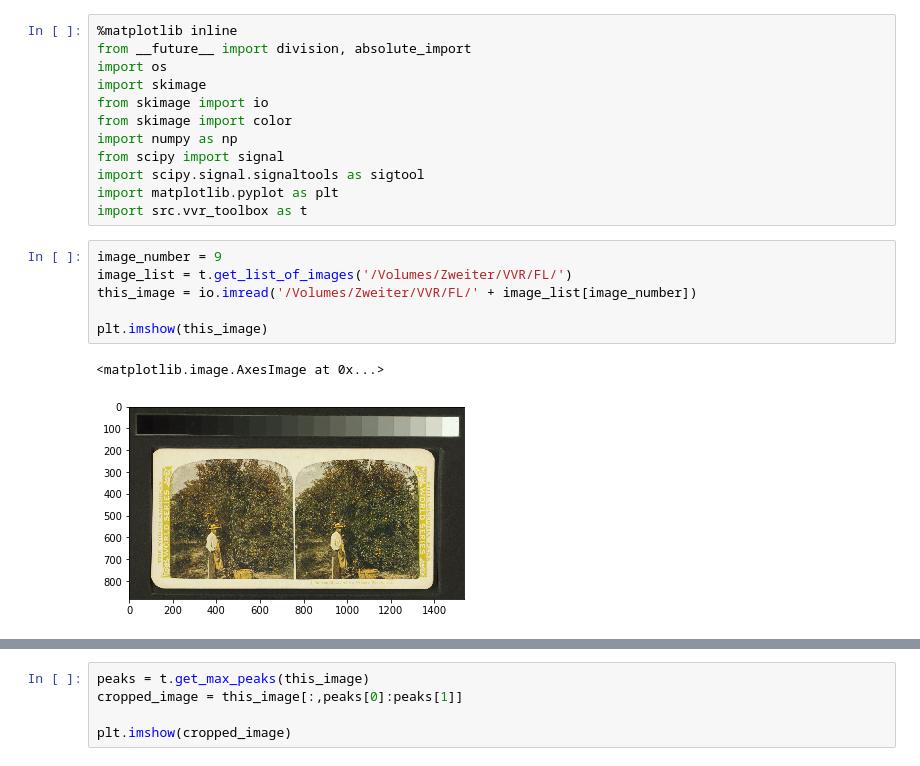
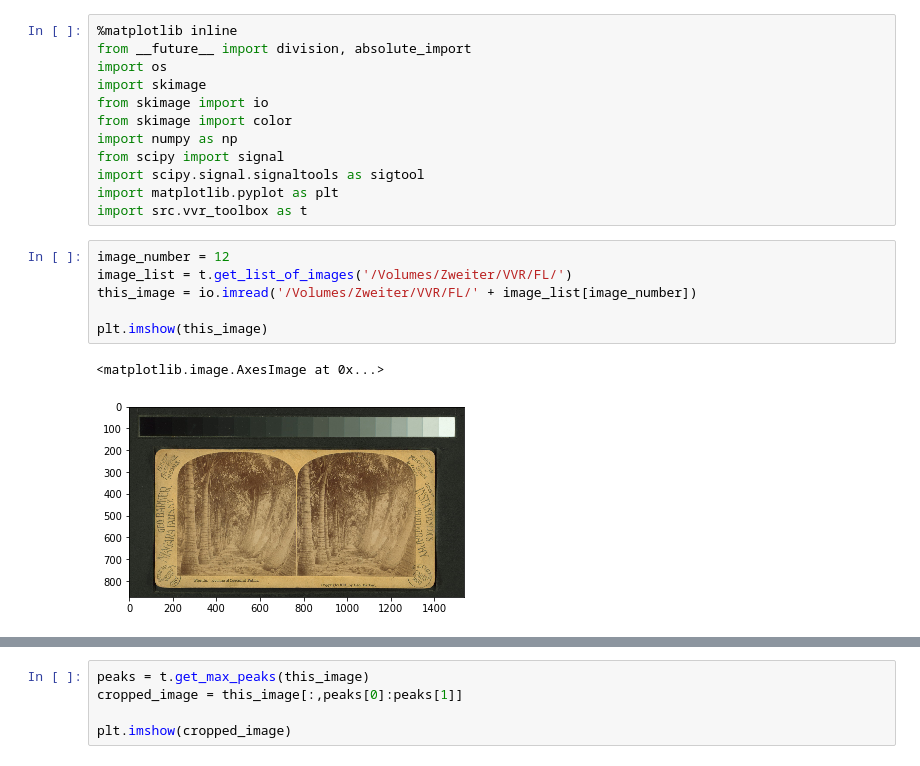
Before and after one commit to atomicguy/vvr_tools, a Jupyter notebook: process_image.ipynb, the cells around one changed output, grey strips where cells are left out. Drawn from its saved outputs; the diff is of its cells as text.

```diff
--- a/process_image.ipynb
+++ b/process_image.ipynb
@@ -11,11 +11,11 @@ import scipy.signal.signaltools as sigtool
 import matplotlib.pyplot as plt
 import src.vvr_toolbox as t
 # %%
-image_number = 9
+image_number = 12
 image_list = t.get_list_of_images('/Volumes/Zweiter/VVR/FL/')
 this_image = io.imread('/Volumes/Zweiter/VVR/FL/' + image_list[image_number])
 
 plt.imshow(this_image)
 # %% [output]
 <matplotlib.image.AxesImage at 0x...>
-[figure, old version]
+[figure, new version]
```
Also changed, not shown: parts of 6 cells of this notebook, 1 other file.
